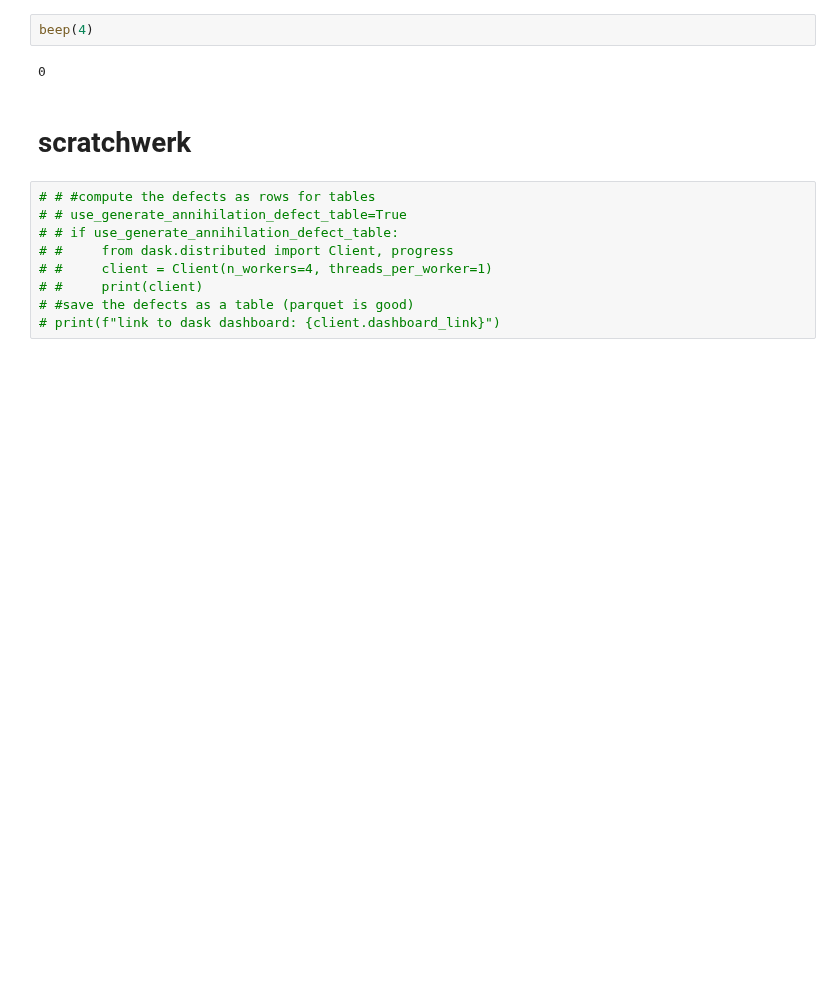
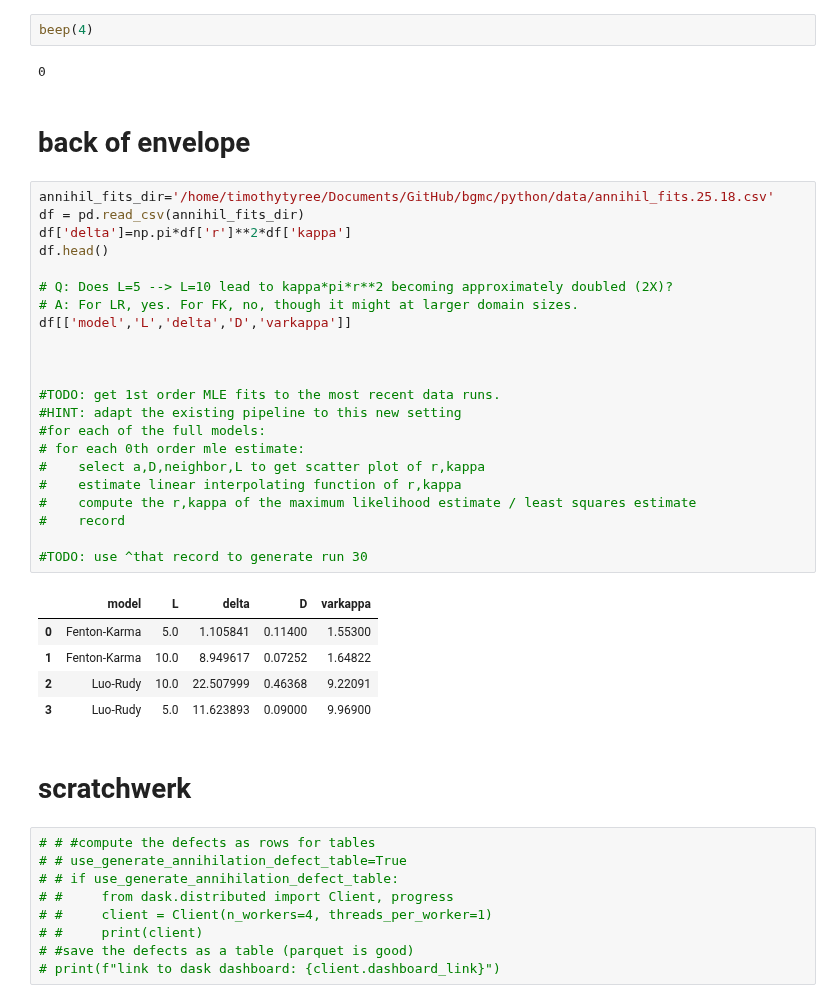
Before and after one commit to timtyree/bgmc, a Jupyter notebook: python/measuring error function of linear to full annihilation rates.ipynb, the cells around one changed output. Cells and saved outputs as stored; diff of their text form; blank space fills up the shorter version.

```diff
--- a/python/measuring error function of linear to full annihilation rates.ipynb
+++ b/python/measuring error function of linear to full annihilation rates.ipynb
@@ -351,6 +357,36 @@ beep(3)
 beep(4)
 # %% [output]
 0
+# %% [markdown]
+# back of envelope
+# %%
+annihil_fits_dir='/home/timothytyree/Documents/GitHub/bgmc/python/data/annihil_fits.25.18.csv'
+df = pd.read_csv(annihil_fits_dir)
+df['delta']=np.pi*df['r']**2*df['kappa']
+df.head()
+
+# Q: Does L=5 --> L=10 lead to kappa*pi*r**2 becoming approximately doubled (2X)?
+# A: For LR, yes. For FK, no, though it might at larger domain sizes.
+df[['model','L','delta','D','varkappa']]
+
+
+
+#TODO: get 1st order MLE fits to the most recent data runs.
+#HINT: adapt the existing pipeline to this new setting
+#for each of the full models:
+# for each 0th order mle estimate:
+#    select a,D,neighbor,L to get scatter plot of r,kappa
+#    estimate linear interpolating function of r,kappa
+#    compute the r,kappa of the maximum likelihood estimate / least squares estimate
+#    record
+
+#TODO: use ^that record to generate run 30
+# %% [output]
+|  | model | L | delta | D | varkappa |
+| 0 | Fenton-Karma | 5.0 | 1.105841 | 0.11400 | 1.55300 |
+| 1 | Fenton-Karma | 10.0 | 8.949617 | 0.07252 | 1.64822 |
+| 2 | Luo-Rudy | 10.0 | 22.507999 | 0.46368 | 9.22091 |
+| 3 | Luo-Rudy | 5.0 | 11.623893 | 0.09000 | 9.96900 |
 # %% [markdown]
 # scratchwerk
 # %%
```
Also changed, not shown: parts of 7 cells of this notebook, 3 other files.
